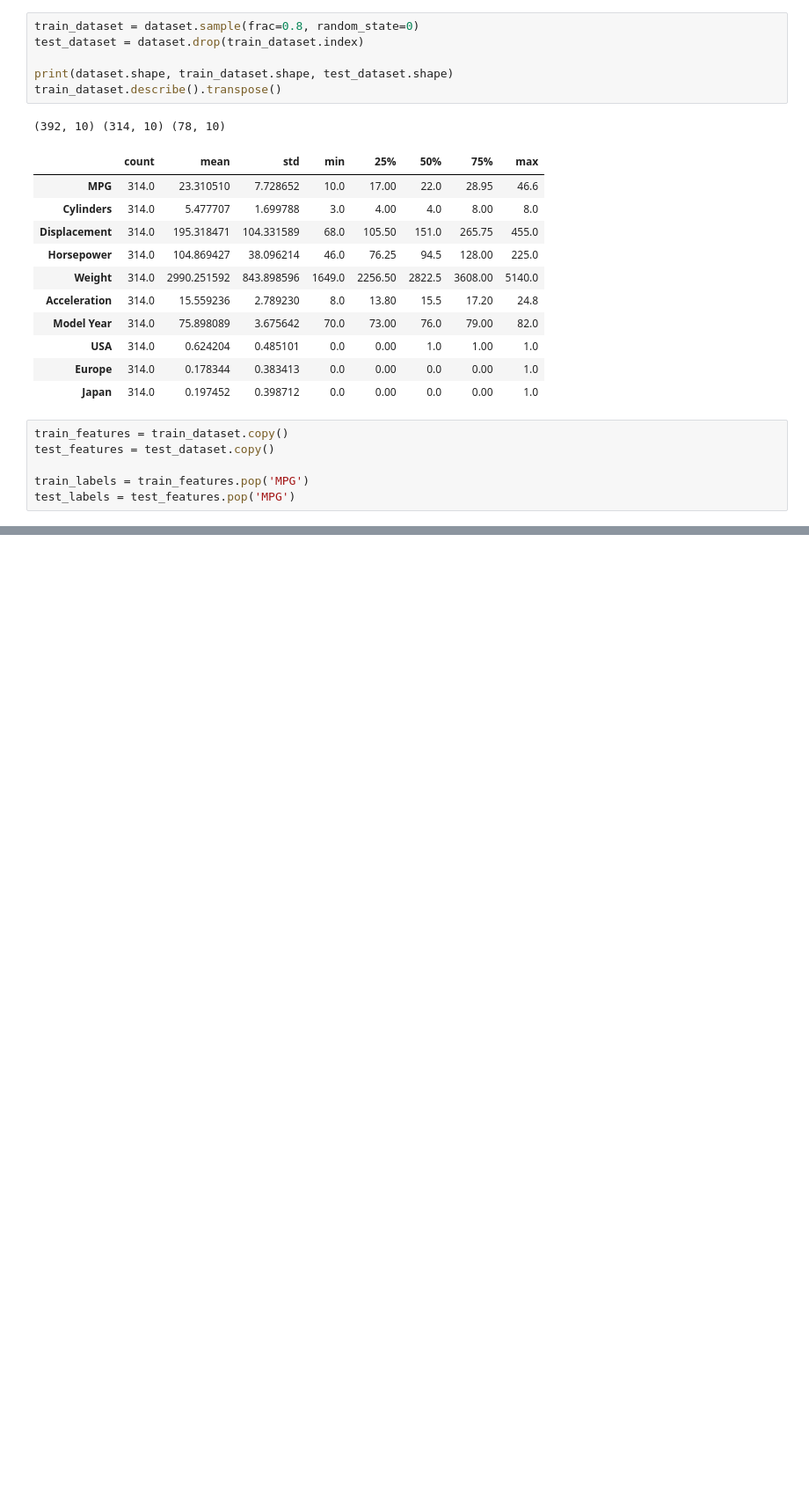
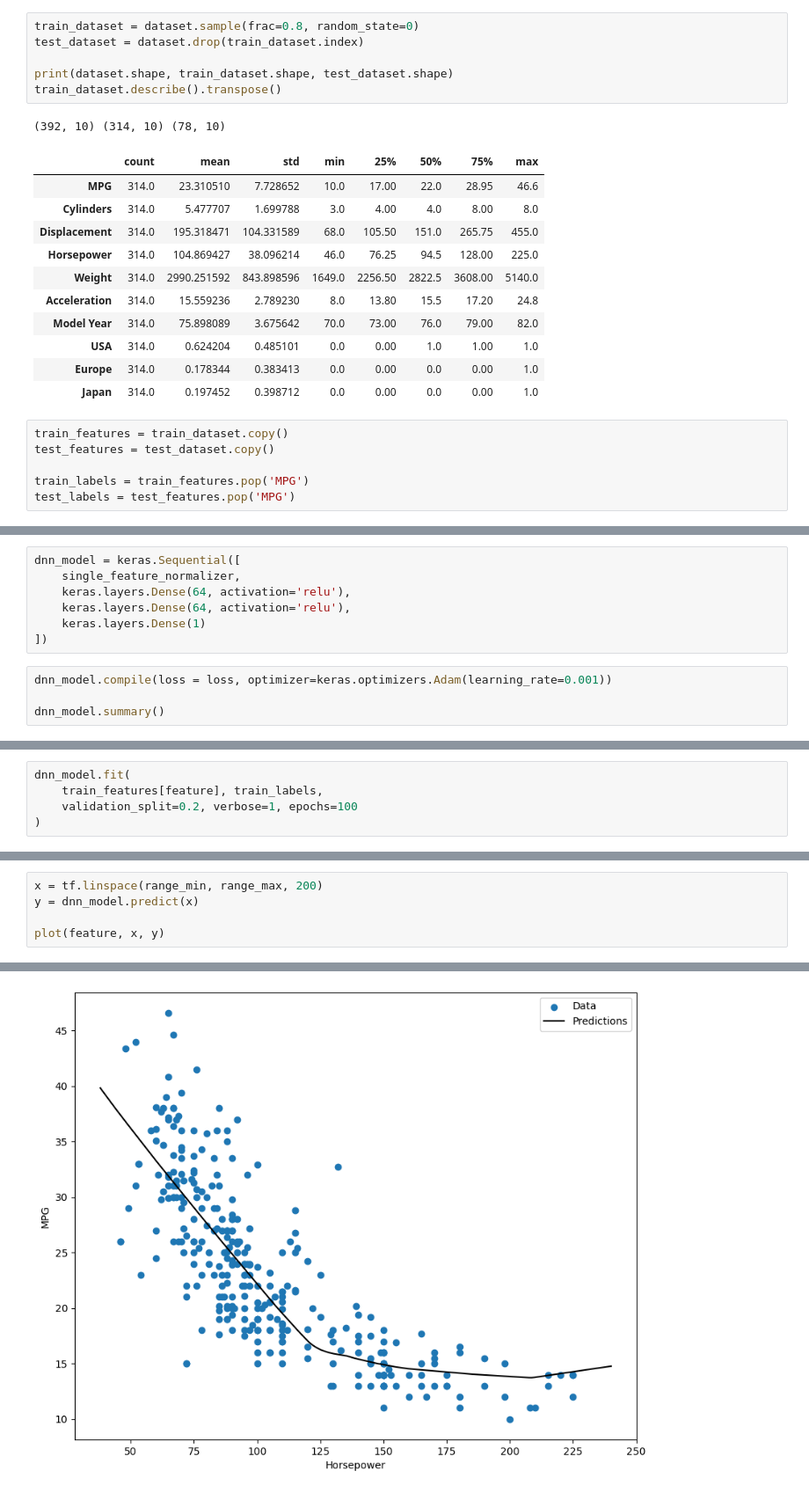
Before and after one commit to Simon371997/Data_Science, a Jupyter notebook: Tensorflow/tutorial_stuff/03_LinearRegression.ipynb, the cells around one changed output, grey strips where cells are left out. Shown: that part at 88% size. Saved outputs shown, nothing was run; the diff lists cells and outputs as text; blank space fills up the shorter version.

```diff
--- a/Tensorflow/tutorial_stuff/03_LinearRegression.ipynb
+++ b/Tensorflow/tutorial_stuff/03_LinearRegression.ipynb
@@ -90,0 +240,11 @@ IndentationError: expected an indented block (4159402207.py, line 1)
+# %%
+dnn_model = keras.Sequential([
+    single_feature_normalizer,
+    keras.layers.Dense(64, activation='relu'),
+    keras.layers.Dense(64, activation='relu'),
+    keras.layers.Dense(1)
+])
+# %%
+dnn_model.compile(loss = loss, optimizer=keras.optimizers.Adam(learning_rate=0.001))
+
+dnn_model.summary()
@@ -90,0 +270,5 @@ IndentationError: expected an indented block (4159402207.py, line 1)
+# %%
+dnn_model.fit(
+    train_features[feature], train_labels,
+    validation_split=0.2, verbose=1, epochs=100
+)
@@ -90,0 +300,6 @@ IndentationError: expected an indented block (4159402207.py, line 1)
+# %%
+x = tf.linspace(range_min, range_max, 200)
+y = dnn_model.predict(x)
+
+plot(feature, x, y)
+# %% [output]
@@ -90,0 +307 @@ IndentationError: expected an indented block (4159402207.py, line 1)
+[figure, added]
```
Also changed, not shown: parts of 32 cells of this notebook.
